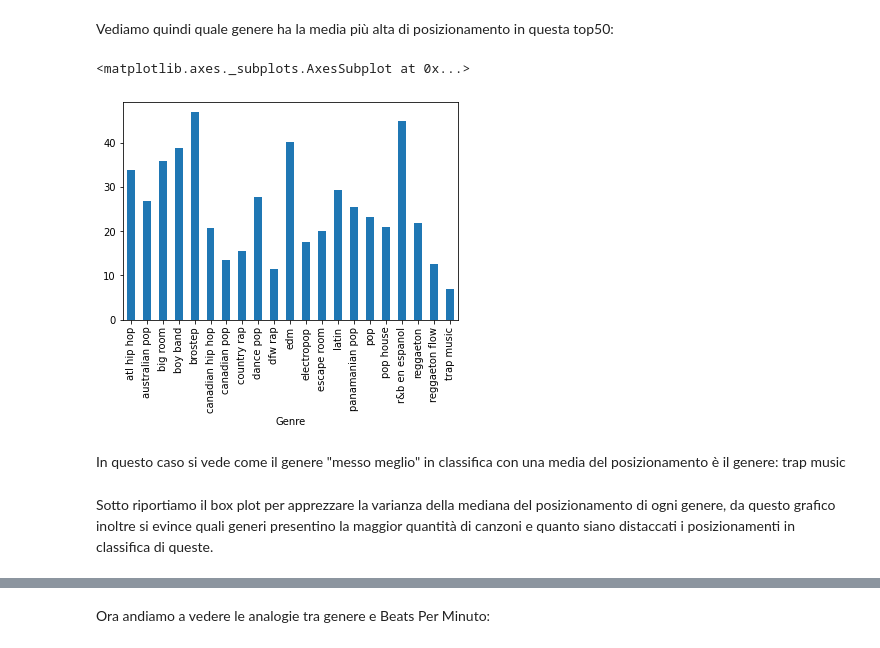
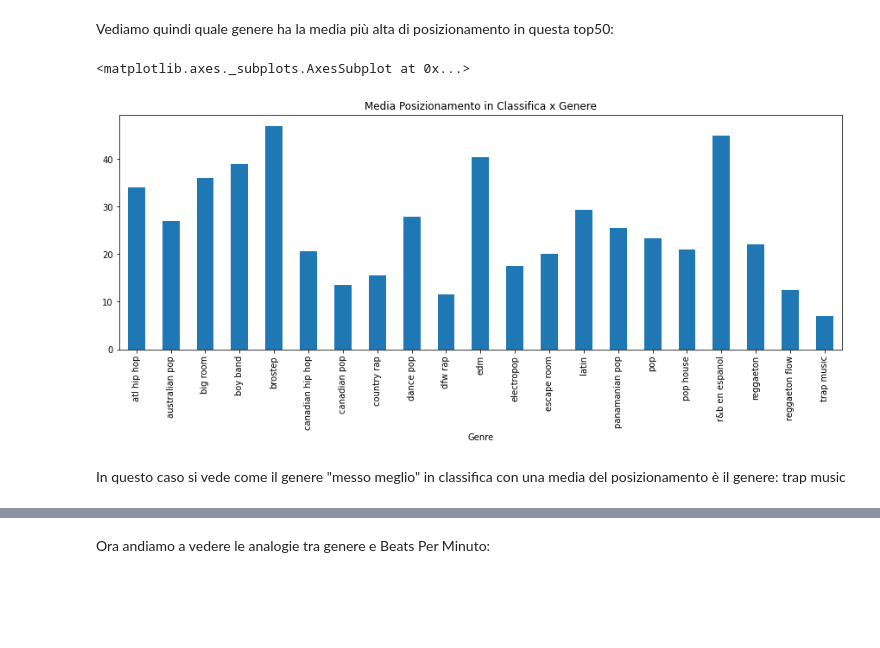
Before and after one commit to PedemonteGiacomo/DataScienceProject, a Jupyter notebook: project.ipynb, the cells around one changed output, grey strips where cells are left out. Cells and saved outputs as stored; diff of their text form; code cells hidden in the pictures; blank space fills up the shorter version.

```diff
--- a/project.ipynb
+++ b/project.ipynb
@@ -72,11 +81,9 @@ plt.bar(top50['Position'],top50['Genre'],color='r')
 # %% [markdown]
 Vediamo quindi quale genere ha la media più alta di posizionamento in questa top50:
 # %%
-top50.groupby('Genre')['Position'].mean().plot(kind='bar')
+top50.groupby('Genre')['Position'].mean().plot(kind='bar',title = 'Media Posizionamento in Classifica x Genere', fontsize = 10, figsize = (15,5))
 # %% [output]
 <matplotlib.axes._subplots.AxesSubplot at 0x...>
-[figure, old version]
+[figure, new version]
 # %% [markdown]
 In questo caso si vede come il genere "messo meglio" in classifica con una media del posizionamento è il genere: trap music
-# %% [markdown]
-Sotto riportiamo il box plot per apprezzare la varianza della mediana del posizionamento di ogni genere, da questo grafico inoltre si evince quali generi presentino la maggior quantità di canzoni e quanto siano distaccati i posizionamenti in classifica di queste.
```
Also changed, not shown: parts of 21 cells of this notebook.
